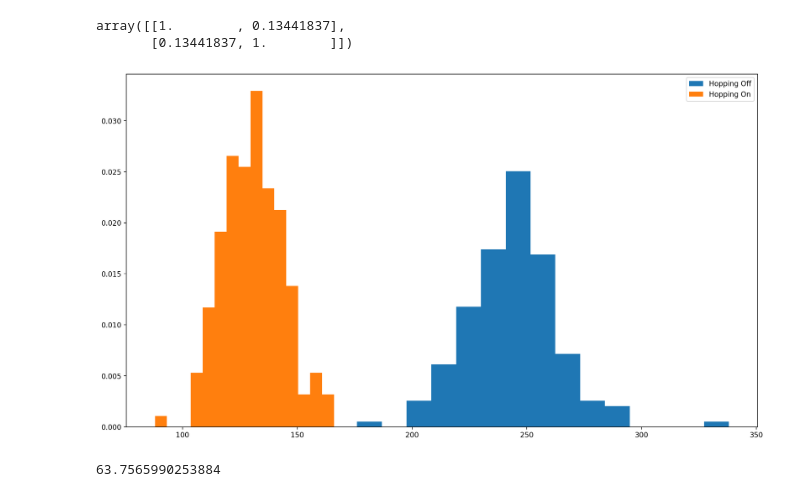
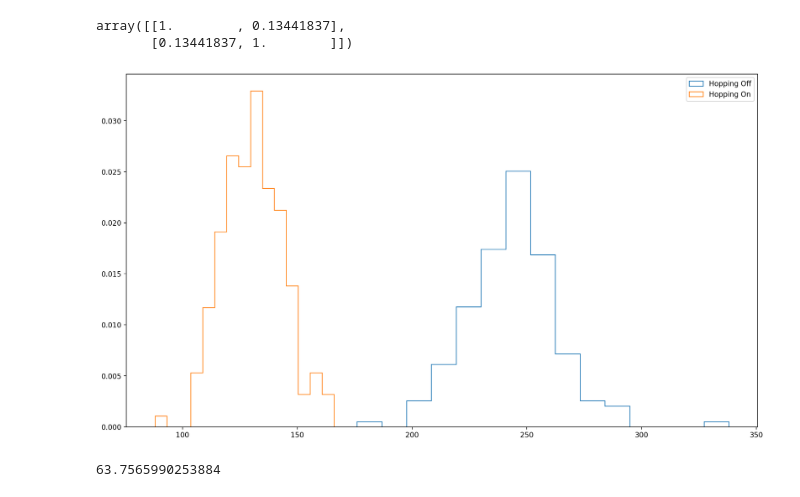
Before and after one commit to stsaxe/Master-Thesis-Stefan-Richard-Saxer, a Jupyter notebook: playground/hopping_analysis.ipynb, the cells around one changed output. Cells and saved outputs as stored; diff of their text form; code cells hidden in the pictures.

```diff
--- a/playground/hopping_analysis.ipynb
+++ b/playground/hopping_analysis.ipynb
@@ -50,13 +54,13 @@ array([[1.        , 0.13441837],
        [0.13441837, 1.        ]])
 # %%
 plt.figure(dpi = 200, figsize=(16, 9))
-ch_37_packet_rate['Packet Count'].hist(bins=15, label='Hopping Off', density=True)
-hopping_packet_rate['Packet Count'].hist(bins = 15, label = 'Hopping On', density=True)
+ch_37_packet_rate['Packet Count'].hist(bins=15, label='Hopping Off', density=True, histtype='step')
+hopping_packet_rate['Packet Count'].hist(bins = 15, label = 'Hopping On', density=True, histtype='step')
 plt.grid(False)
 plt.legend()
 plt.show()
 # %% [output]
-[figure, old version]
+[figure, new version]
 # %%
 mean_1, sigma_1, n_1 = ch_37_packet_rate['Packet Count'].mean(), ch_37_packet_rate['Packet Count'].std(), len(ch_37_packet_rate['Packet Count'])
 
```
Also changed, not shown: parts of 1 cell of this notebook, 2 other files.
